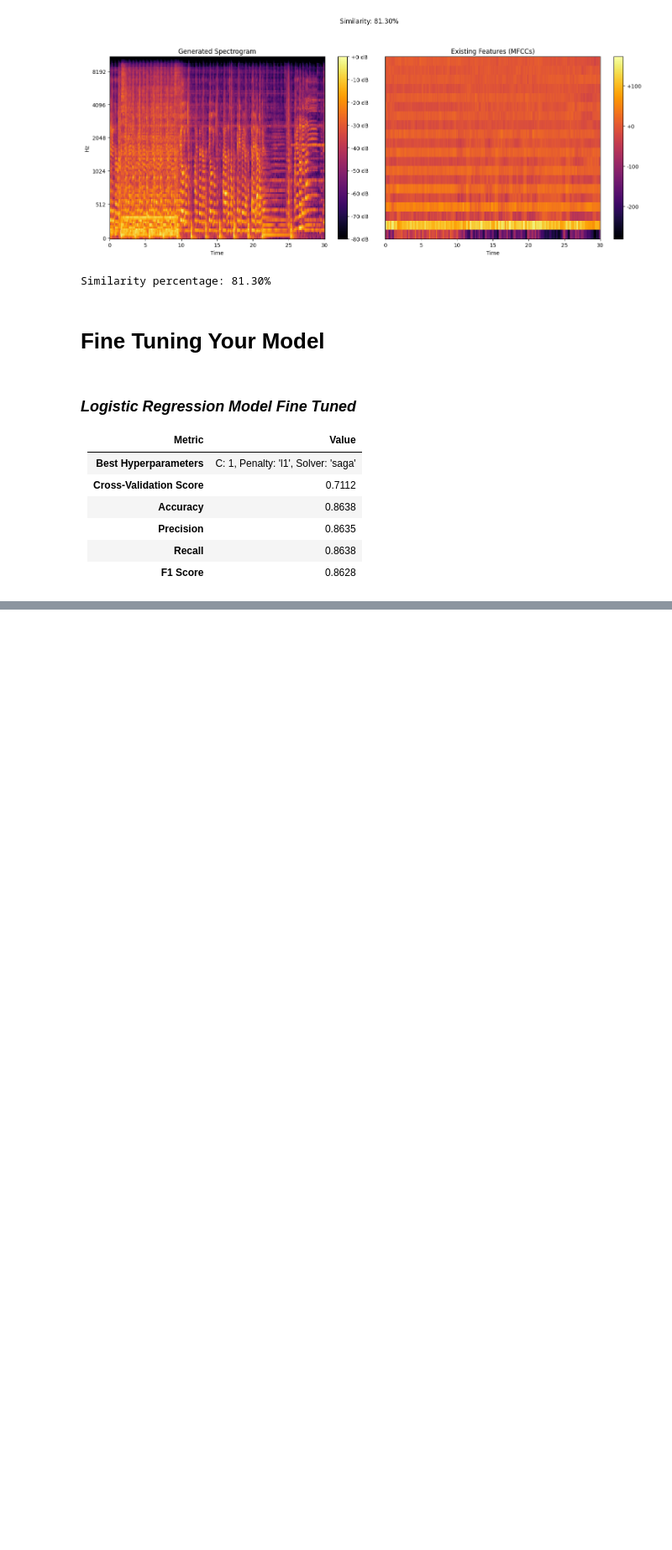
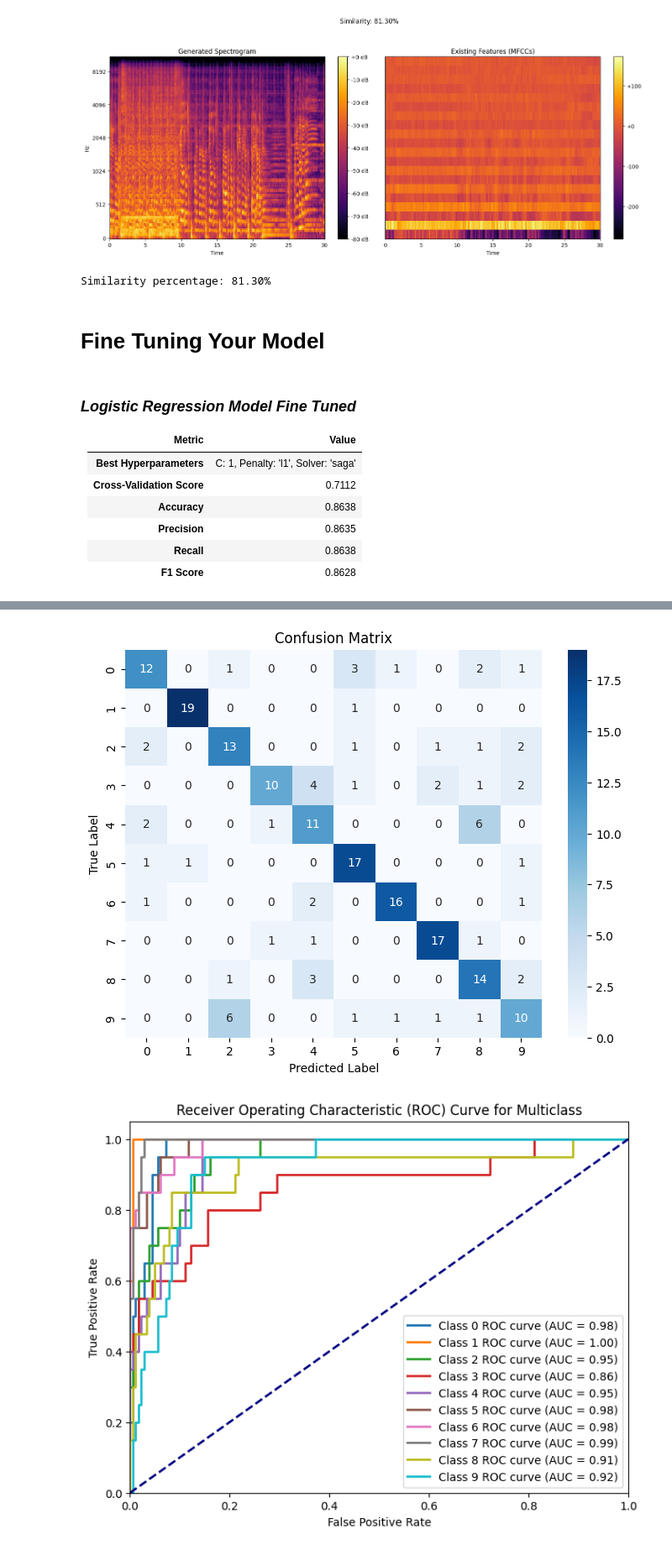
Before and after one commit to coleaydelotte/Genre-Prediciton, a Jupyter notebook: nb.ipynb, the cells around one changed output, grey strips where cells are left out. Shown at 84% size. Drawn from its saved outputs; the diff is of its cells as text; code cells hidden in the pictures; blank space fills up the shorter version.

Commit message:
included evaluating the model

```diff
--- a/nb.ipynb
+++ b/nb.ipynb
@@ -1197,0 +1203,68 @@ F1 Score: 0.8628
+# %%
+from sklearn.preprocessing import label_binarize
+from sklearn.metrics import roc_auc_score
+from sklearn.preprocessing import OneHotEncoder, label_binarize
+
+
+
+def evaluate_model(model, X_test, y_test, preprocessor):
+    # Ensure that the preprocessor handles unknown categories
+    if isinstance(preprocessor, OneHotEncoder):
+        preprocessor = OneHotEncoder(handle_unknown='ignore')
+        preprocessor.fit(X_test)  # Fit the encoder on the test data (or combine train and test data)
+
+    # Preprocess test data
+    X_test_processed = preprocessor.transform(X_test)
+
+    # Make predictions
+    y_pred = model.predict(X_test_processed)
+    y_pred_proba = model.predict_proba(X_test_processed)  # For multiclass, this returns probabilities for all classes
+
+    # Print classification report
+    print("Classification Report:")
+    print(classification_report(y_test, y_pred))
+
+    # Create confusion matrix
+    cm = confusion_matrix(y_test, y_pred)
+    plt.figure(figsize=(8, 6))
+    sns.heatmap(cm, annot=True, fmt='d', cmap='Blues')
+    plt.title('Confusion Matrix')
+    plt.ylabel('True Label')
+    plt.xlabel('Predicted Label')
+    plt.show()
+
+    # For multiclass ROC, we need to binarize the labels
+    y_test_binarized = label_binarize(y_test, classes=model.classes_)
+
+    # Compute ROC AUC for each class
+    roc_auc = {}
+    for i in range(y_test_binarized.shape[1]):
+        roc_auc[i] = roc_auc_score(y_test_binarized[:, i], y_pred_proba[:, i])
+
+    # Plot ROC curve for each class
+    plt.figure(figsize=(8, 6))
+    for i in range(y_test_binarized.shape[1]):
+        fpr, tpr, _ = roc_curve(y_test_binarized[:, i], y_pred_proba[:, i])
+        plt.plot(fpr, tpr, lw=2, label=f'Class {i} ROC curve (AUC = {roc_auc[i]:.2f})')
+
+    plt.plot([0, 1], [0, 1], color='navy', lw=2, linestyle='--')
+    plt.xlim([0.0, 1.0])
+    plt.ylim([0.0, 1.05])
+    plt.xlabel('False Positive Rate')
+    plt.ylabel('True Positive Rate')
+    plt.title('Receiver Operating Characteristic (ROC) Curve for Multiclass')
+    plt.legend(loc="lower right")
+    plt.show()
+
+    return {
+        'predictions': y_pred,
+        'probabilities': y_pred_proba,
+        'confusion_matrix': cm,
+        'roc_auc': roc_auc
+    }
+
+# Example usage:
+X_test_set = test.drop(columns=['label'])
+y_test_set = test['label']
+results = evaluate_model(best_model, X_test_set, y_test_set, preprocessor)
+# %% [output]
@@ -1197,0 +1288,2 @@ F1 Score: 0.8628
+[figure, added]
+[figure, added]
```
Also changed, not shown: parts of 4 cells of this notebook.
